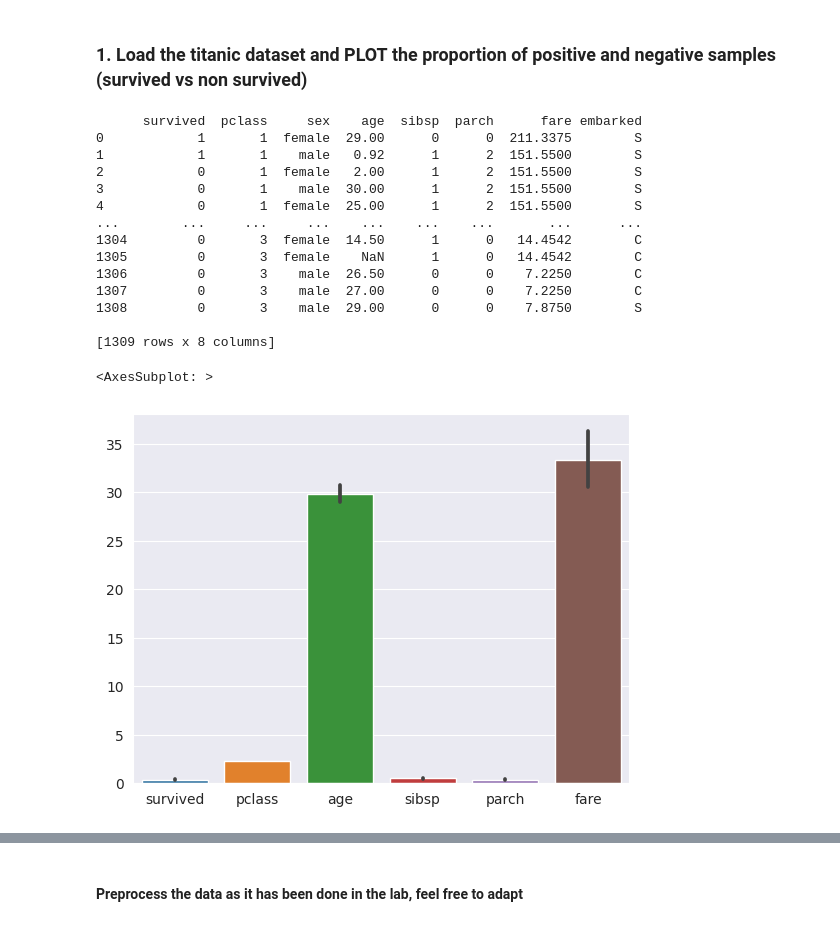
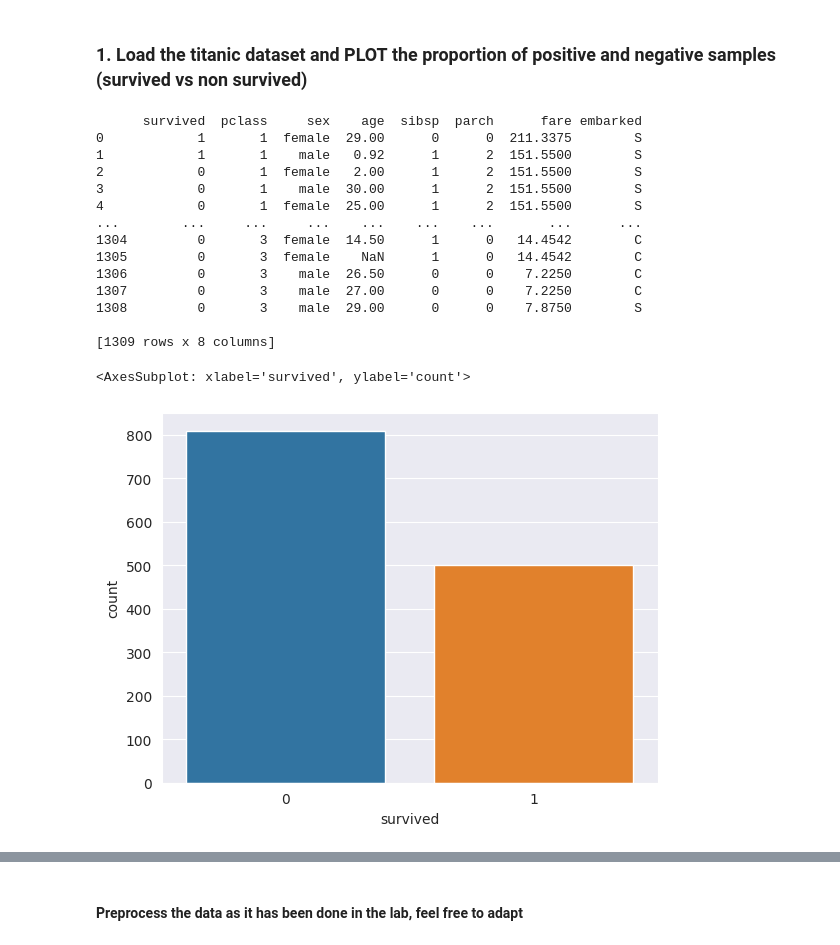
Before and after one commit to AizatvafinTIm/MidTerm-ML, a Jupyter notebook: Lab-3-self-practice.ipynb, the cells around one changed output, grey strips where cells are left out. Cells and saved outputs as stored; diff of their text form; code cells hidden in the pictures.

```diff
--- a/Lab-3-self-practice.ipynb
+++ b/Lab-3-self-practice.ipynb
@@ -9,29 +9,30 @@
 # %%
 ### write your code here. Load the dataset and plot (barplot) proportion of each class
 import pandas as pd
 import seaborn
+
 titanic_data = pd.read_csv('titanic.csv')
 titanic_data.shape
-titanic_data = titanic_data.drop(['name'], axis = 1)
+titanic_data = titanic_data.drop(['name'], axis=1)
 print(titanic_data)
-seaborn.barplot(titanic_data)
+seaborn.countplot(x='survived', data=titanic_data)
 # %% [output]
       survived  pclass     sex    age  sibsp  parch      fare embarked
 0            1       1  female  29.00      0      0  211.3375        S
 1            1       1    male   0.92      1      2  151.5500        S
 2            0       1  female   2.00      1      2  151.5500        S
 3            0       1    male  30.00      1      2  151.5500        S
 4            0       1  female  25.00      1      2  151.5500        S
 ...        ...     ...     ...    ...    ...    ...       ...      ...
 1304         0       3  female  14.50      1      0   14.4542        C
 1305         0       3  female    NaN      1      0   14.4542        C
 1306         0       3    male  26.50      0      0    7.2250        C
 1307         0       3    male  27.00      0      0    7.2250        C
 1308         0       3    male  29.00      0      0    7.8750        S
 
 [1309 rows x 8 columns]
-<AxesSubplot: >
+<AxesSubplot: xlabel='survived', ylabel='count'>
-[figure, old version]
+[figure, new version]
 # %%
 
 X, y = titanic_data.loc[:, 'pclass':], titanic_data.loc[:, 'survived']
```
Also changed, not shown: parts of 6 cells of this notebook, 3 other files.
